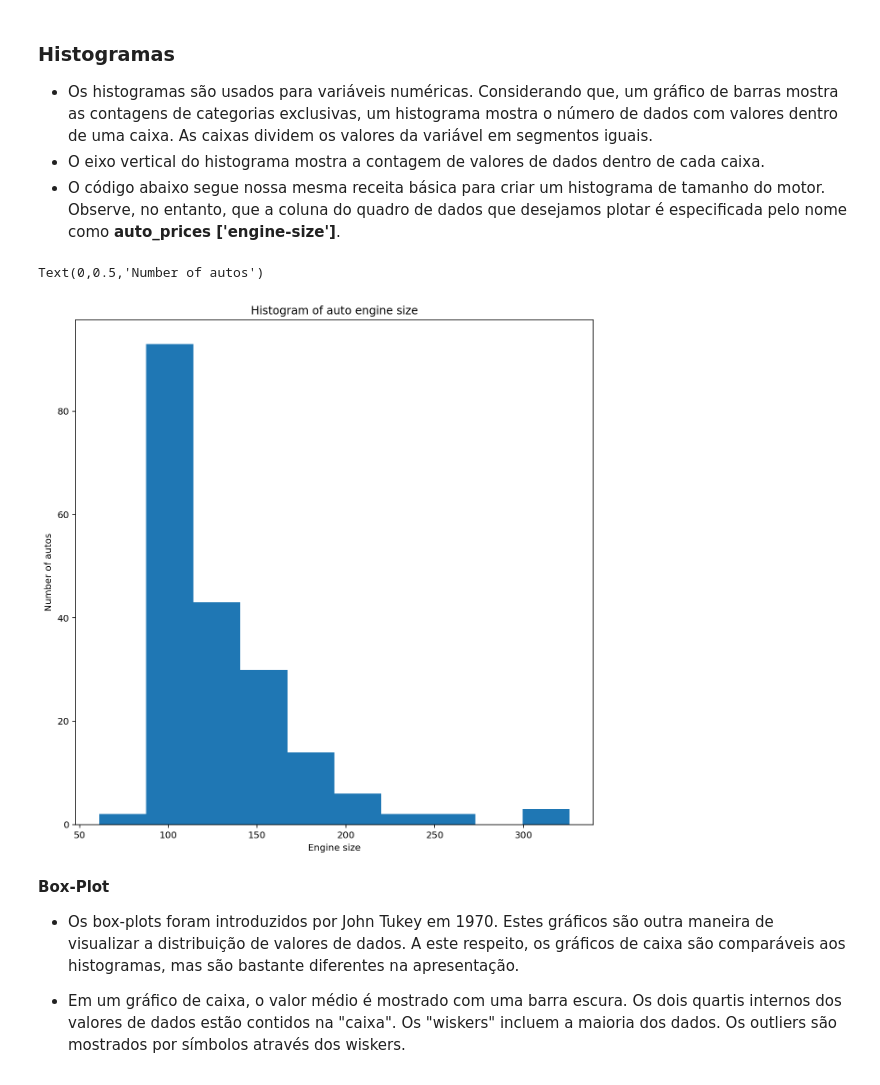
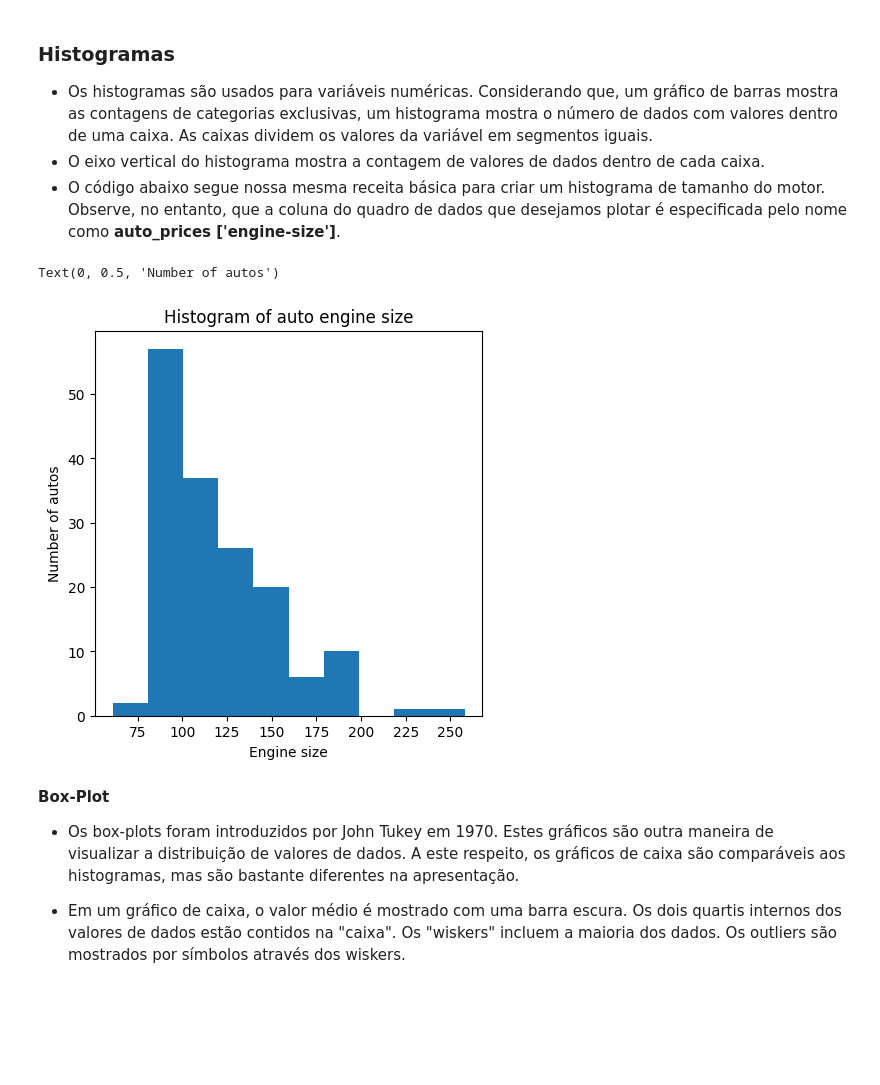
Before and after one commit to neylemkeunesp/CienciadosDados2024, a Jupyter notebook: Aula13/Aula13.ipynb, the cells around one changed output. Drawn from its saved outputs; the diff is of its cells as text; code cells hidden in the pictures; blank space fills up the shorter version.

```diff
--- a/Aula13/Aula13.ipynb
+++ b/Aula13/Aula13.ipynb
@@ -13,7 +13,7 @@ def read_auto_data(fileName = "20ee07bfaa6d97364006fc2320092526/automobile.csv")
 
     ## Remove rows with missing values, accounting for mising values coded as '?'
     cols = ['price', 'bore', 'stroke',
-          'horsepower', 'peak-rpm']
+          'horsepower', 'peak-rpm','normalized-losses'	]
     for column in cols:
         auto_prices.loc[auto_prices[column] == '?', column] = np.nan
     auto_prices.dropna(axis = 0, inplace = True)
@@ -60,15 +60,15 @@ auto_prices.describe()
 - O código abaixo segue nossa mesma receita básica para criar um histograma de tamanho do motor. Observe, no entanto, que a coluna do quadro de dados que desejamos plotar é especificada pelo nome como **auto_prices ['engine-size']**.
 # %%
 import matplotlib.pyplot as plt
-fig = plt.figure(figsize=(10,10)) # define plot area
+fig = plt.figure(figsize=(5,5)) # define plot area
 ax = fig.gca() # define axis
 auto_prices['engine-size'].plot.hist(ax = ax) # Use the plot.hist method on subset of the data frame
 ax.set_title('Histogram of auto engine size') # Give the plot a main title
 ax.set_xlabel('Engine size') # Set text for the x axis
 ax.set_ylabel('Number of autos')# Set text for y axis
 # %% [output]
-Text(0,0.5,'Number of autos')
+Text(0, 0.5, 'Number of autos')
-[figure, old version]
+[figure, new version]
 # %% [markdown]
 **Box-Plot**
 - Os box-plots foram introduzidos por John Tukey em 1970. Estes gráficos são outra maneira de visualizar a distribuição de valores de dados. A este respeito, os gráficos de caixa são comparáveis aos histogramas, mas são bastante diferentes na apresentação.
```
Also changed, not shown: parts of 10 cells of this notebook.
